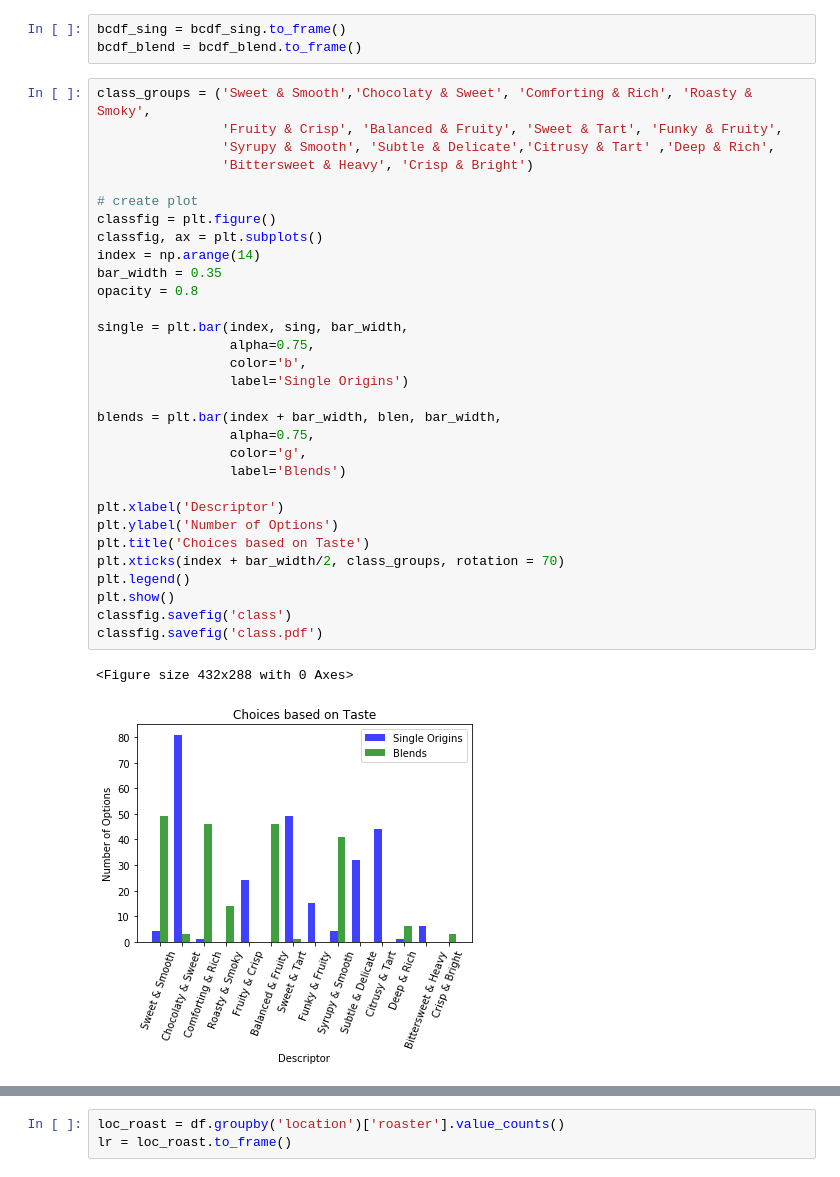
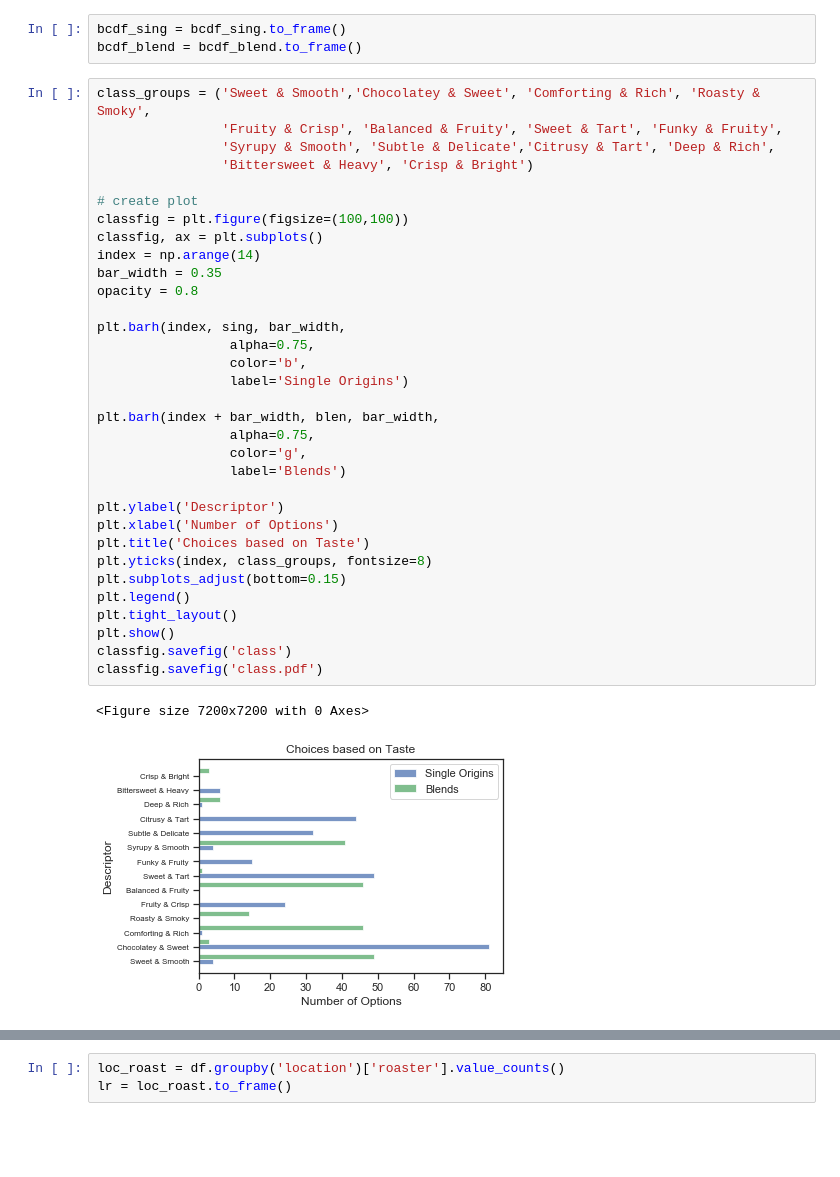
Before and after one commit to tinyboxes/tradecoffee, a Jupyter notebook: Data Vis and Stats - Trade Coffee.ipynb, the cells around one changed output, grey strips where cells are left out. Saved outputs shown, nothing was run; the diff lists cells and outputs as text; blank space fills up the shorter version.

```diff
--- a/Data Vis and Stats - Trade Coffee.ipynb
+++ b/Data Vis and Stats - Trade Coffee.ipynb
@@ -350,36 +348,38 @@ blen = [49,3,46,14,0,46,1,0,41,0,0,6,0,3]
 bcdf_sing = bcdf_sing.to_frame()
 bcdf_blend = bcdf_blend.to_frame()
 # %%
-class_groups = ('Sweet & Smooth','Chocolaty & Sweet', 'Comforting & Rich', 'Roasty & Smoky',
+class_groups = ('Sweet & Smooth','Chocolatey & Sweet', 'Comforting & Rich', 'Roasty & Smoky',
                 'Fruity & Crisp', 'Balanced & Fruity', 'Sweet & Tart', 'Funky & Fruity',
-                'Syrupy & Smooth', 'Subtle & Delicate','Citrusy & Tart' ,'Deep & Rich',
+                'Syrupy & Smooth', 'Subtle & Delicate','Citrusy & Tart', 'Deep & Rich',
                 'Bittersweet & Heavy', 'Crisp & Bright')
 
 # create plot
-classfig = plt.figure()
+classfig = plt.figure(figsize=(100,100))
 classfig, ax = plt.subplots()
 index = np.arange(14)
 bar_width = 0.35
 opacity = 0.8
 
-single = plt.bar(index, sing, bar_width,
+plt.barh(index, sing, bar_width,
                  alpha=0.75,
                  color='b',
                  label='Single Origins')
 
-blends = plt.bar(index + bar_width, blen, bar_width,
+plt.barh(index + bar_width, blen, bar_width,
                  alpha=0.75,
                  color='g',
                  label='Blends')
 
-plt.xlabel('Descriptor')
-plt.ylabel('Number of Options')
+plt.ylabel('Descriptor')
+plt.xlabel('Number of Options')
 plt.title('Choices based on Taste')
-plt.xticks(index + bar_width/2, class_groups, rotation = 70)
+plt.yticks(index, class_groups, fontsize=8)
+plt.subplots_adjust(bottom=0.15)
 plt.legend()
+plt.tight_layout()
 plt.show()
 classfig.savefig('class')
 classfig.savefig('class.pdf')
 # %% [output]
-<Figure size 432x288 with 0 Axes>
+<Figure size 7200x7200 with 0 Axes>
-[figure, old version]
+[figure, new version]
```
Also changed, not shown: parts of 21 cells of this notebook, 7 other files.
